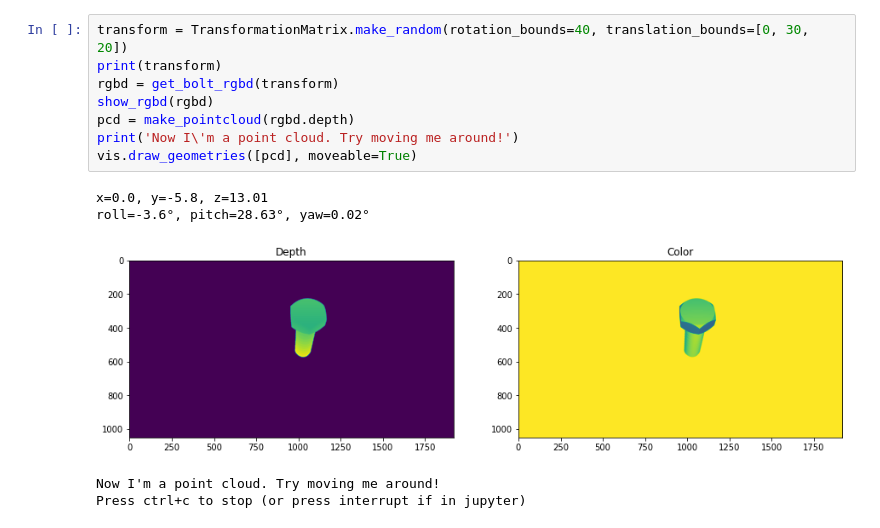
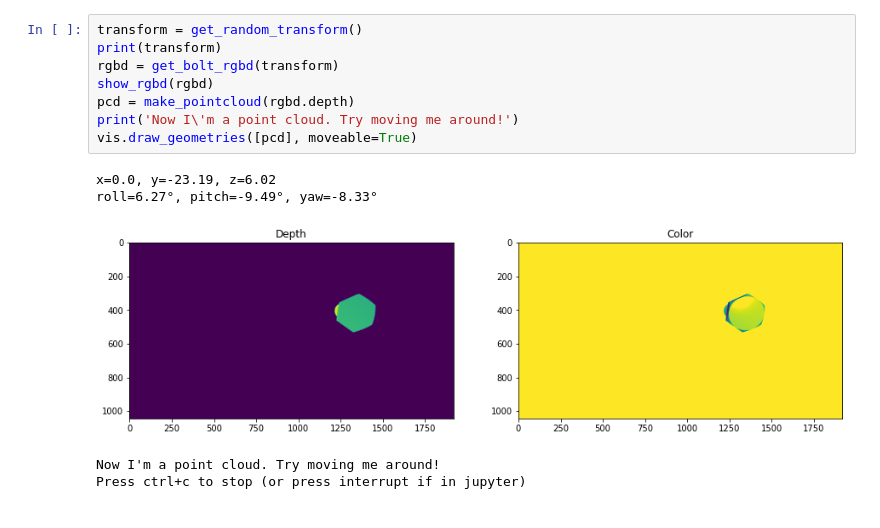
Before and after one commit to tylovejoy/TAMUDatathon2021, a Jupyter notebook: start_here.ipynb, the cells around one changed output. Saved outputs shown, nothing was run; the diff lists cells and outputs as text.

Commit message:
get_random_transform

```diff
--- a/start_here.ipynb
+++ b/start_here.ipynb
@@ -12,14 +23,14 @@ show_rgbd(rgbd)
 # %%
-transform = TransformationMatrix.make_random(rotation_bounds=40, translation_bounds=[0, 30, 20])
+transform = get_random_transform()
 print(transform)
 rgbd = get_bolt_rgbd(transform)
 show_rgbd(rgbd)
 pcd = make_pointcloud(rgbd.depth)
 print('Now I\'m a point cloud. Try moving me around!')
 vis.draw_geometries([pcd], moveable=True)
 # %% [output]
-x=0.0, y=-5.8, z=13.01
-roll=-3.6°, pitch=28.63°, yaw=0.02°
+x=0.0, y=-23.19, z=6.02
+roll=6.27°, pitch=-9.49°, yaw=-8.33°
-[figure, old version]
+[figure, new version]
 Now I'm a point cloud. Try moving me around!
 Press ctrl+c to stop (or press interrupt if in jupyter)
```
Also changed, not shown: parts of 2 cells of this notebook, 1 other file.
